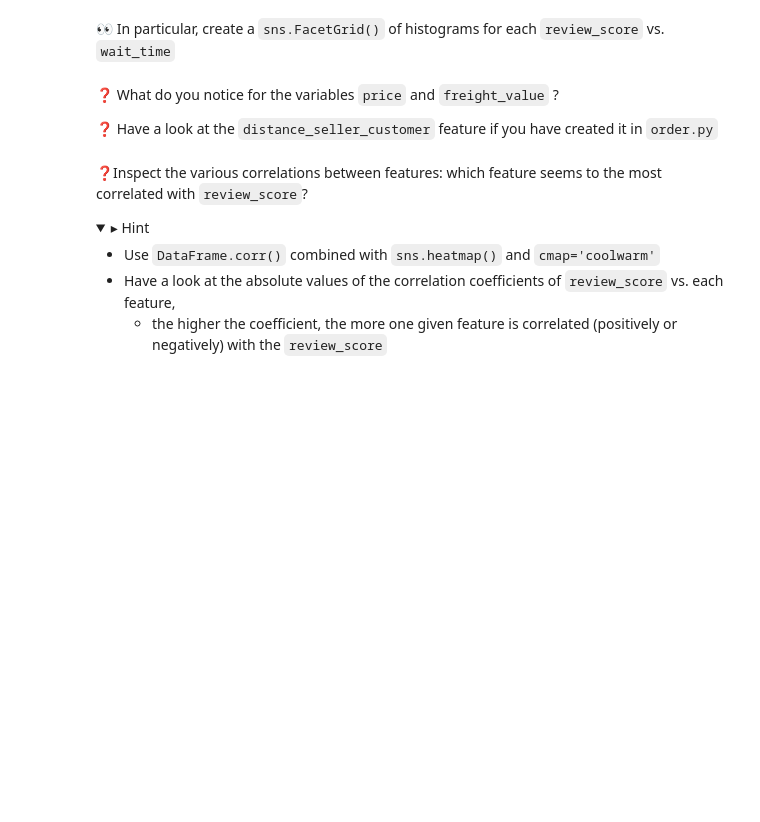
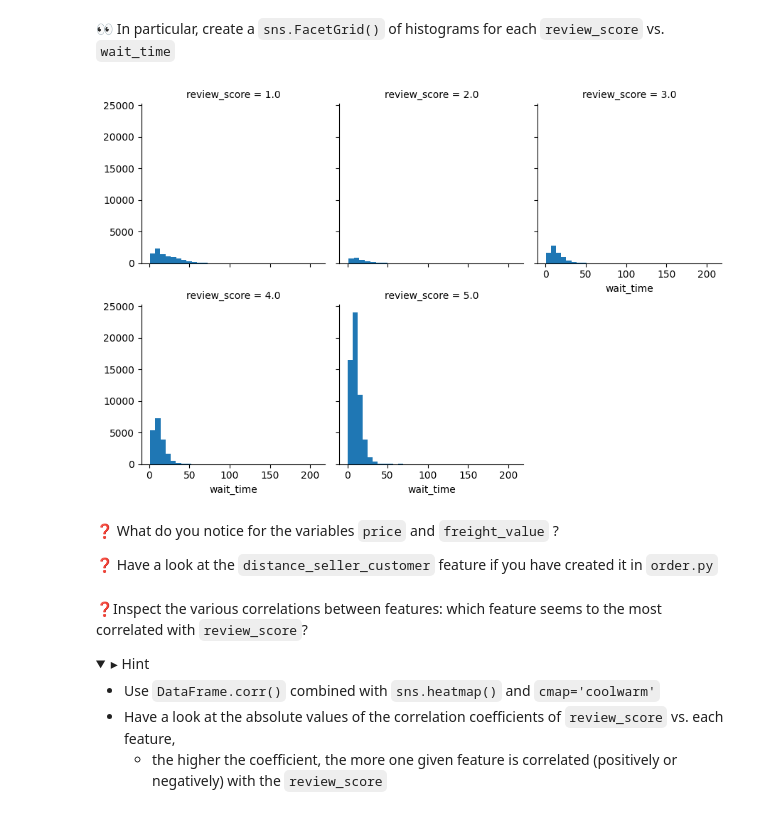
Before and after one commit to andyheggs/data-simple-analysis, a Jupyter notebook: simple_analysis.ipynb, the cells around one changed output. Saved outputs shown, nothing was run; the diff lists cells and outputs as text; code cells hidden in the pictures; folded sections open; blank space fills up the shorter version.

```diff
--- a/simple_analysis.ipynb
+++ b/simple_analysis.ipynb
@@ -49,3 +62,9 @@ else:
+# %%
+g = sns.FacetGrid(orders, col='review_score', col_wrap=3, height=3)
+g.map(plt.hist, "wait_time", bins=30)
+plt.show()
+# %% [output]
+[figure, added]
 # %% [markdown]
 ❓ What do you notice for the variables `price` and `freight_value` ?
 
```
Also changed, not shown: parts of 17 cells of this notebook.
